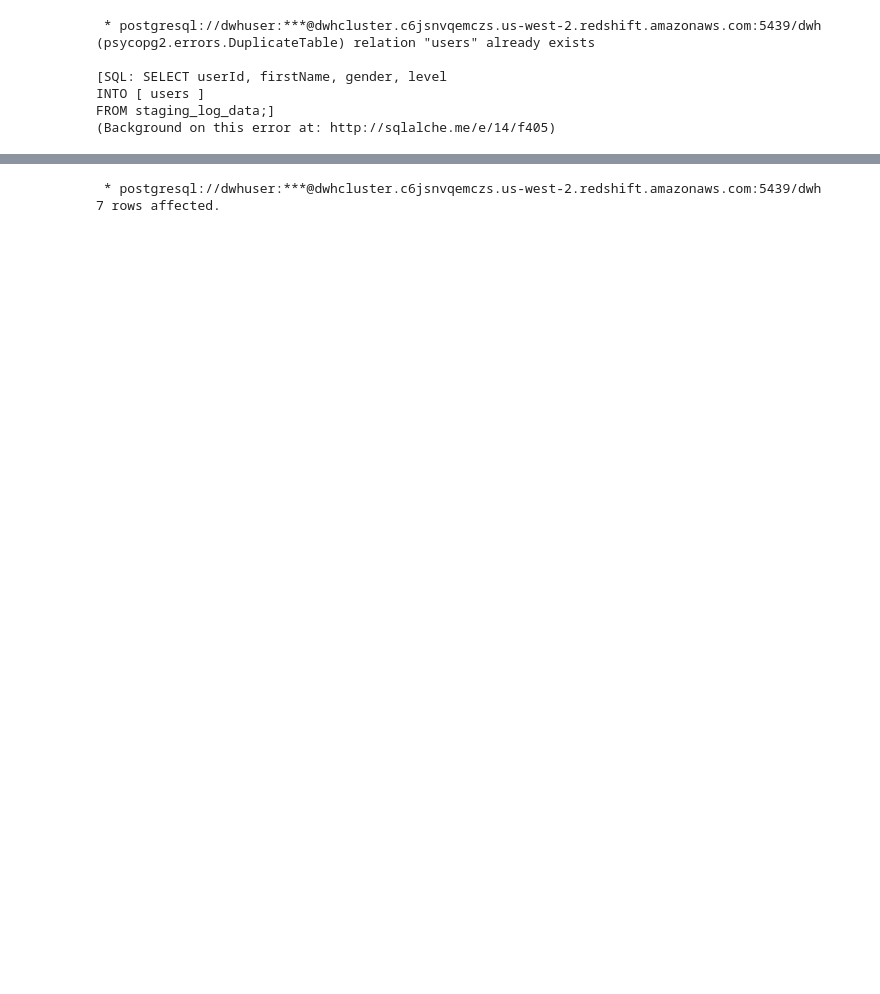
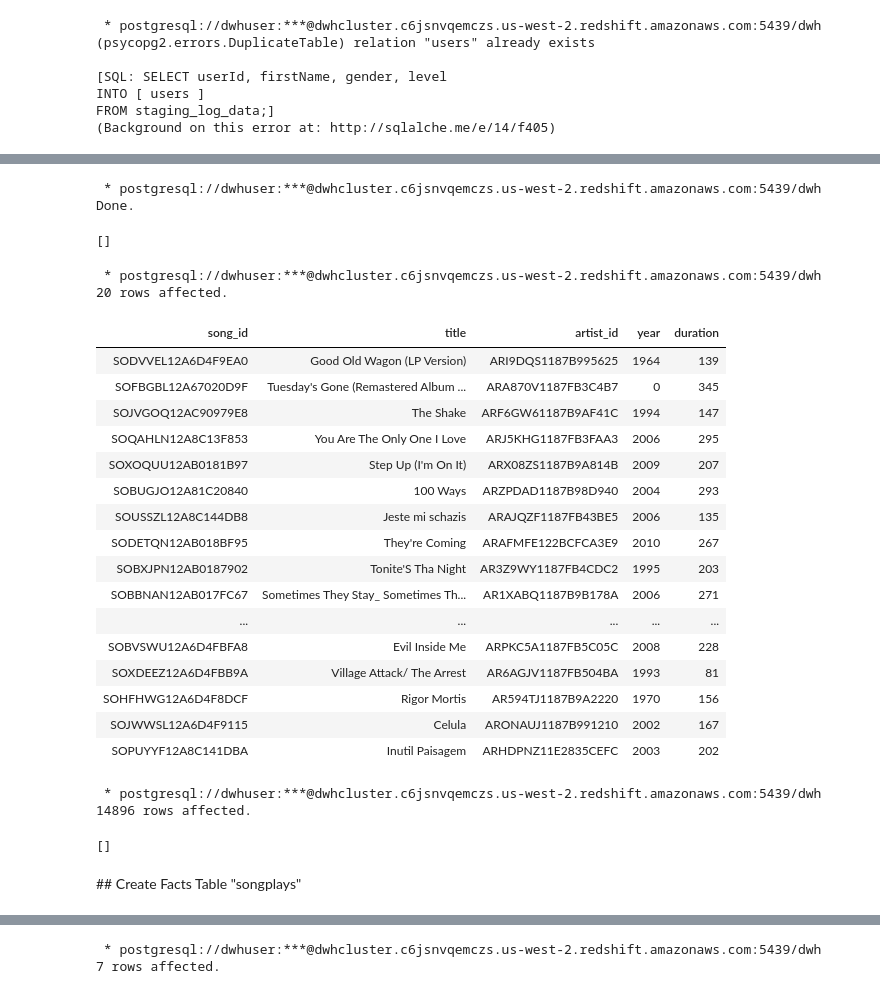
Before and after one commit to davidkuda/aws_dwh, a Jupyter notebook: notebooks/Sample_Loads.ipynb, the cells around one changed output, grey strips where cells are left out. Drawn from its saved outputs; the diff is of its cells as text; code cells hidden in the pictures; blank space fills up the shorter version.

```diff
--- a/notebooks/Sample_Loads.ipynb
+++ b/notebooks/Sample_Loads.ipynb
@@ -299,0 +466,66 @@ FROM staging_log_data;]
+# %%
+%%sql
+CREATE TABLE IF NOT EXISTS songs (
+    song_id VARCHAR(18) PRIMARY KEY NOT NULL SORTKEY,
+    title VARCHAR NOT NULL,
+    artist_id VARCHAR(18) NOT NULL REFERENCES artists(artist_id),
+    year SMALLINT NOT NULL,
+    duration SMALLINT NOT NULL
+);
+# %% [output]
+ * postgresql://dwhuser:***@dwhcluster.c6jsnvqemczs.us-west-2.redshift.amazonaws.com:5439/dwh
+Done.
+[]
+# %%
+%%sql
+SELECT
+    song_id,
+    title,
+    artist_id,
+    year,
+    duration
+FROM staging_song_data
+LIMIT 20;
+# %% [output]
+ * postgresql://dwhuser:***@dwhcluster.c6jsnvqemczs.us-west-2.redshift.amazonaws.com:5439/dwh
+20 rows affected.
+| song_id | title | artist_id | year | duration |
+| SODVVEL12A6D4F9EA0 | Good Old Wagon (LP Version) | ARI9DQS1187B995625 | 1964 | 139 |
+| SOFBGBL12A67020D9F | Tuesday's Gone (Remastered Album ... | ARA870V1187FB3C4B7 | 0 | 345 |
+| SOJVGOQ12AC90979E8 | The Shake | ARF6GW61187B9AF41C | 1994 | 147 |
+| SOQAHLN12A8C13F853 | You Are The Only One I Love | ARJ5KHG1187FB3FAA3 | 2006 | 295 |
+| SOXOQUU12AB0181B97 | Step Up (I'm On It) | ARX08ZS1187B9A814B | 2009 | 207 |
+| SOBUGJO12A81C20840 | 100 Ways | ARZPDAD1187B98D940 | 2004 | 293 |
+| SOUSSZL12A8C144DB8 | Jeste mi schazis | ARAJQZF1187FB43BE5 | 2006 | 135 |
+| SODETQN12AB018BF95 | They're Coming | ARAFMFE122BCFCA3E9 | 2010 | 267 |
+| SOBXJPN12AB0187902 | Tonite'S Tha Night | AR3Z9WY1187FB4CDC2 | 1995 | 203 |
+| SOBBNAN12AB017FC67 | Sometimes They Stay_ Sometimes Th... | AR1XABQ1187B9B178A | 2006 | 271 |
+| ... | ... | ... | ... | ... |
+| SOBVSWU12A6D4FBFA8 | Evil Inside Me | ARPKC5A1187FB5C05C | 2008 | 228 |
+| SOXDEEZ12A6D4FBB9A | Village Attack/ The Arrest | AR6AGJV1187FB504BA | 1993 | 81 |
+| SOHFHWG12A6D4F8DCF | Rigor Mortis | AR594TJ1187B9A2220 | 1970 | 156 |
+| SOJWWSL12A6D4F9115 | Celula | ARONAUJ1187B991210 | 2002 | 167 |
+| SOPUYYF12A8C141DBA | Inutil Paisagem | ARHDPNZ11E2835CEFC | 2003 | 202 |
+# %%
+%%sql
+INSERT INTO songs (
+    song_id,
+    title,
+    artist_id,
+    year,
+    duration
+)
+
+SELECT
+    song_id,
+    title,
+    artist_id,
+    year,
+    duration
+FROM staging_song_data;
+# %% [output]
+ * postgresql://dwhuser:***@dwhcluster.c6jsnvqemczs.us-west-2.redshift.amazonaws.com:5439/dwh
+14896 rows affected.
+[]
+# %% [markdown]
+## Create Facts Table "songplays"
```
Also changed, not shown: parts of 32 cells of this notebook.
